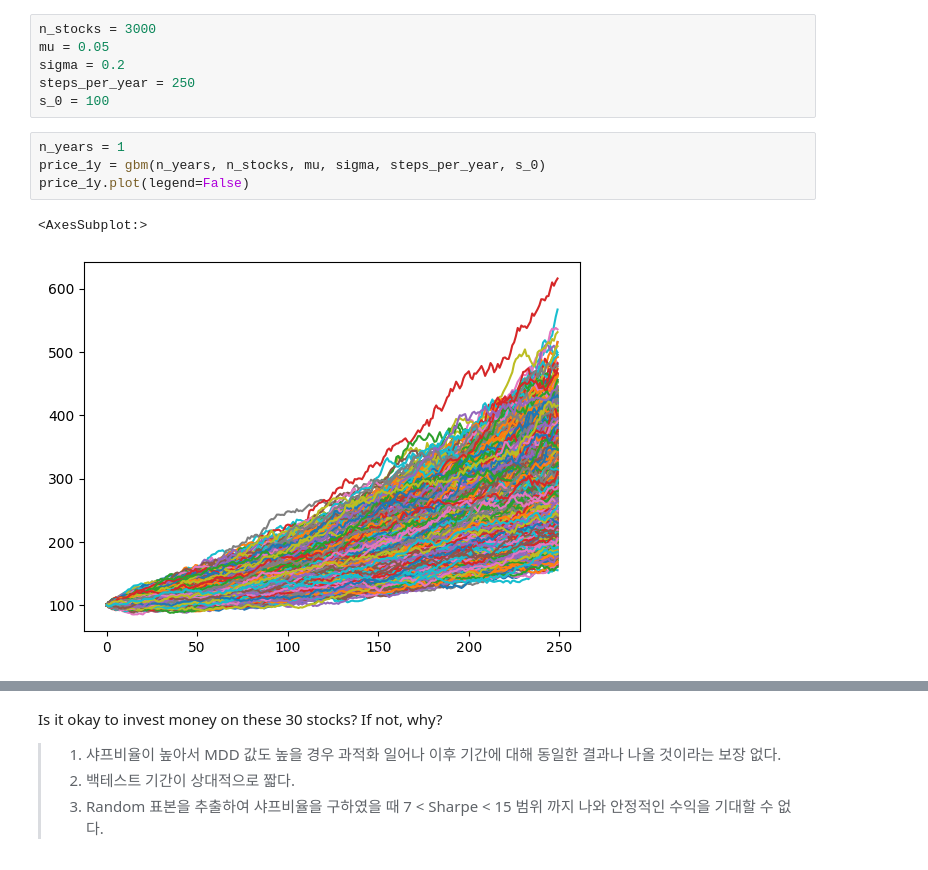
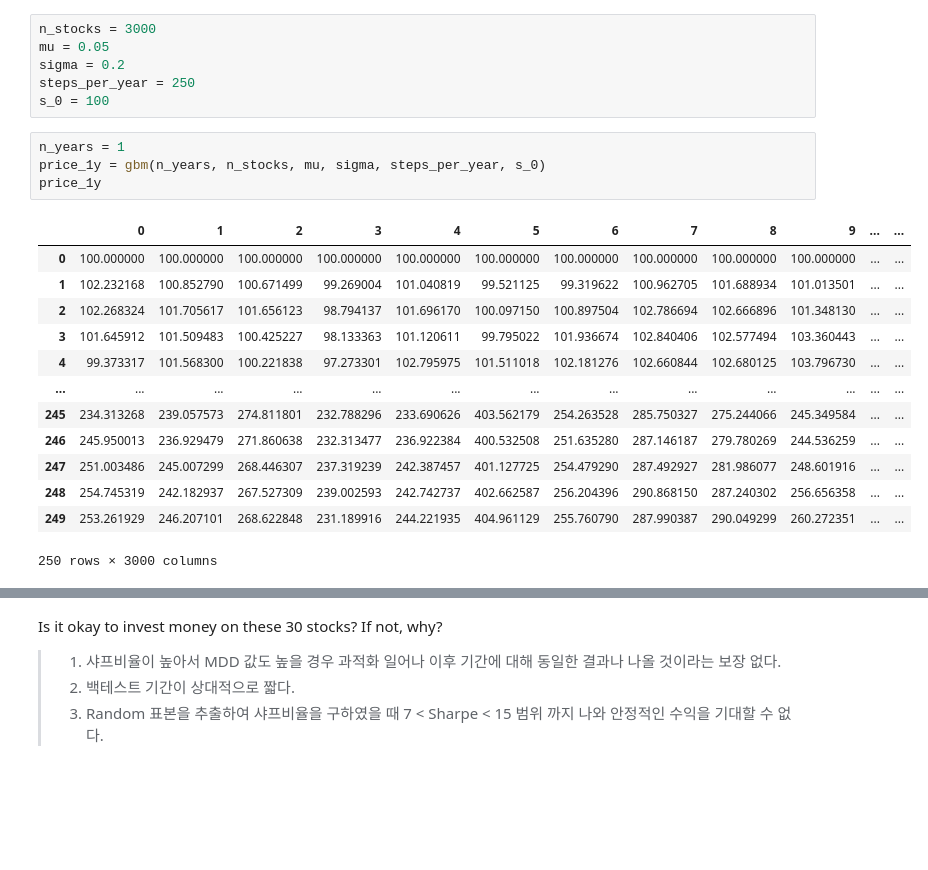
Before and after one commit to Donghwaa/FAI, a Jupyter notebook: FAI_week6.ipynb, the cells around one changed output, grey strips where cells are left out. Cells and saved outputs as stored; diff of their text form; blank space fills up the shorter version.

```diff
--- a/FAI_week6.ipynb
+++ b/FAI_week6.ipynb
@@ -50,7 +50,18 @@ s_0 = 100
 # %%
 n_years = 1
 price_1y = gbm(n_years, n_stocks, mu, sigma, steps_per_year, s_0)
-price_1y.plot(legend=False)
+price_1y
 # %% [output]
+|  | 0 | 1 | 2 | 3 | 4 | 5 | 6 | 7 | 8 | 9 | ... | ... |
+| 0 | 100.000000 | 100.000000 | 100.000000 | 100.000000 | 100.000000 | 100.000000 | 100.000000 | 100.000000 | 100.000000 | 100.000000 | ... | ... |
+| 1 | 102.232168 | 100.852790 | 100.671499 | 99.269004 | 101.040819 | 99.521125 | 99.319622 | 100.962705 | 101.688934 | 101.013501 | ... | ... |
+| 2 | 102.268324 | 101.705617 | 101.656123 | 98.794137 | 101.696170 | 100.097150 | 100.897504 | 102.786694 | 102.666896 | 101.348130 | ... | ... |
+| 3 | 101.645912 | 101.509483 | 100.425227 | 98.133363 | 101.120611 | 99.795022 | 101.936674 | 102.840406 | 102.577494 | 103.360443 | ... | ... |
+| 4 | 99.373317 | 101.568300 | 100.221838 | 97.273301 | 102.795975 | 101.511018 | 102.181276 | 102.660844 | 102.680125 | 103.796730 | ... | ... |
+| ... | ... | ... | ... | ... | ... | ... | ... | ... | ... | ... | ... | ... |
+| 245 | 234.313268 | 239.057573 | 274.811801 | 232.788296 | 233.690626 | 403.562179 | 254.263528 | 285.750327 | 275.244066 | 245.349584 | ... | ... |
+| 246 | 245.950013 | 236.929479 | 271.860638 | 232.313477 | 236.922384 | 400.532508 | 251.635280 | 287.146187 | 279.780269 | 244.536259 | ... | ... |
+| 247 | 251.003486 | 245.007299 | 268.446307 | 237.319239 | 242.387457 | 401.127725 | 254.479290 | 287.492927 | 281.986077 | 248.601916 | ... | ... |
+| 248 | 254.745319 | 242.182937 | 267.527309 | 239.002593 | 242.742737 | 402.662587 | 256.204396 | 290.868150 | 287.240302 | 256.656358 | ... | ... |
+| 249 | 253.261929 | 246.207101 | 268.622848 | 231.189916 | 244.221935 | 404.961129 | 255.760790 | 287.990387 | 290.049299 | 260.272351 | ... | ... |
-<AxesSubplot:>
+250 rows × 3000 columns
-[figure, removed]
```
Also changed, not shown: parts of 7 cells of this notebook.
